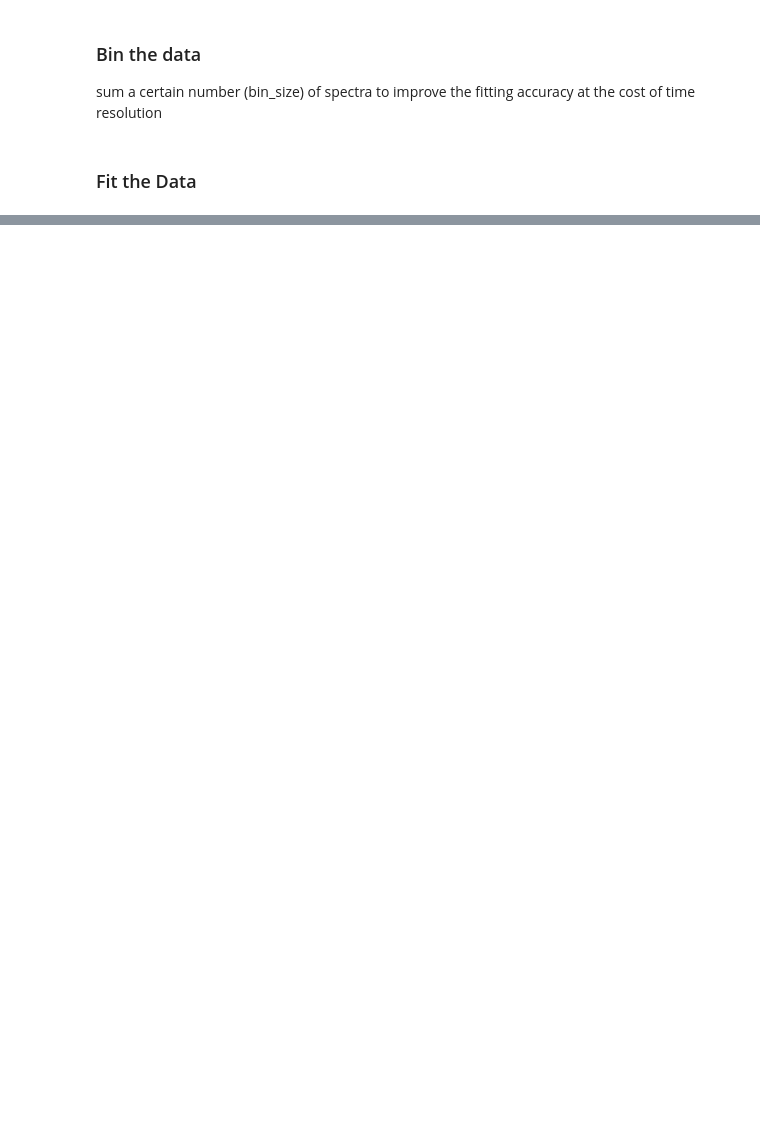
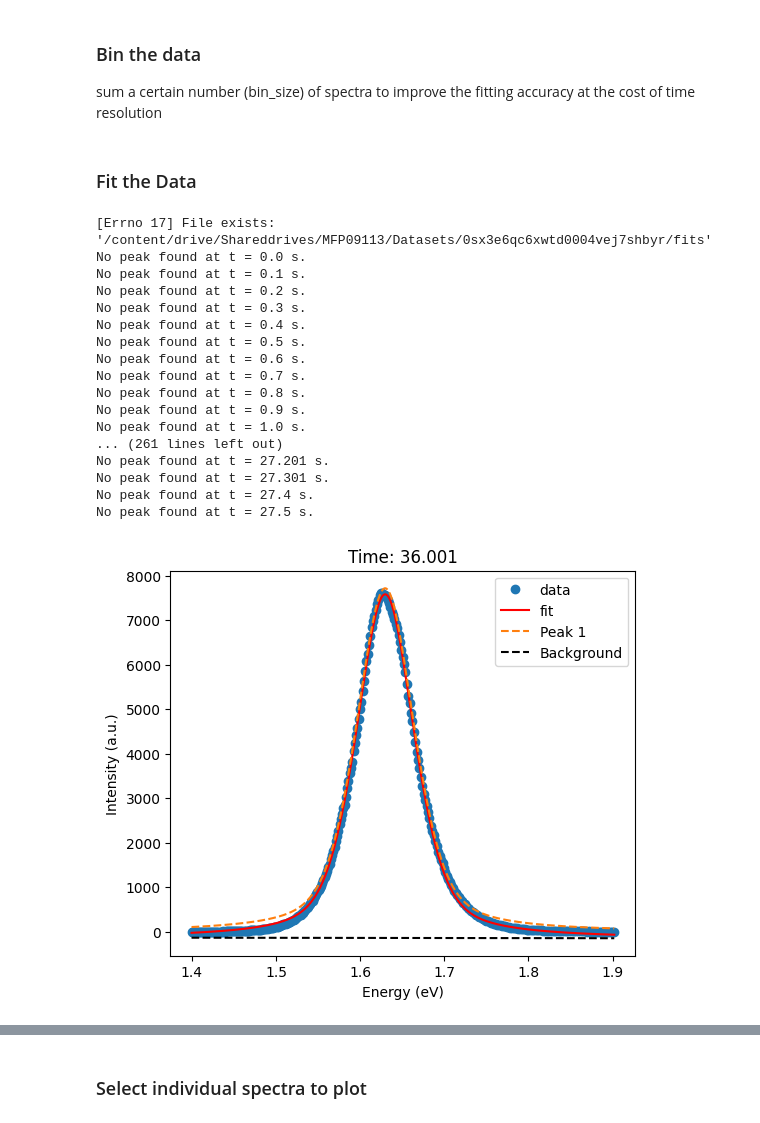
Before and after one commit to mkywall/crucible-analysis-notebooks, a Jupyter notebook: insitu-analysis/InSituPL_Fitting.ipynb, the cells around one changed output, grey strips where cells are left out. Cells and saved outputs as stored; diff of their text form; code cells hidden in the pictures; blank space fills up the shorter version.

```diff
--- a/insitu-analysis/InSituPL_Fitting.ipynb
+++ b/insitu-analysis/InSituPL_Fitting.ipynb
@@ -375,11 +453,11 @@ for i in range(0, len(df_x)):
 # %%
 # define the following
 startTime = 0.0
-endTime = 10.0
+endTime = 90.0
 
 # Wavelength/Energy region to be plotted
-y_start = 1
-y_end = 2.5
+y_start = 1.4
+y_end = 1.9
 
 # Intensity range (replace 'default' with custom range if needed)
 z_start = 'default'
@@ -450,14 +530,33 @@ else:
 # %%
 # set the following parameters
 numGauss = 2
-PLFits_CenterGuesses = [1.65, 1.7] # for each gaussian you think exists, put a float of the eV/wl at which you think there is a peak
+PLFits_CenterGuesses = [1.61, 1.70] # for each gaussian you think exists, put a float of the eV/wl at which you think there is a peak
 PLFits_CenterFixed = [False, False] # for each gaussian, put a value True/False if you think the center is fixed
 PLFits_Propagate = [False, False] # for each gaussian, put a value True/False for propagate
 # %%
 # you can rerun this to restart the fit
-result_path = os.path.join(os.path.dirname(sample_path), "fits")
+result_path = os.path.join(os.path.dirname(sample_path), "ProcessedData")
 try:
   os.mkdir(result_path)
 except Exception as e:
   print(e)
 df_fitResults = plFits(inputDict, df_yCut, df_xCutFit, df_fit, sample_name, os.path.dirname(sample_path), numGauss, PLFits_CenterGuesses, PLFits_CenterFixed, PLFits_Propagate)
+# %% [output]
+[Errno 17] File exists: '/content/drive/Shareddrives/MFP09113/Datasets/0sx3e6qc6xwtd0004vej7shbyr/fits'
+No peak found at t = 0.0 s.
+No peak found at t = 0.1 s.
+No peak found at t = 0.2 s.
+No peak found at t = 0.3 s.
+No peak found at t = 0.4 s.
+No peak found at t = 0.5 s.
+No peak found at t = 0.6 s.
+No peak found at t = 0.7 s.
+No peak found at t = 0.8 s.
+No peak found at t = 0.9 s.
+No peak found at t = 1.0 s.
+... (261 lines left out)
+No peak found at t = 27.201 s.
+No peak found at t = 27.301 s.
+No peak found at t = 27.4 s.
+No peak found at t = 27.5 s.
+[figure, added]
@@ -463,0 +570,2 @@ df_fitResults = plFits(inputDict, df_yCut, df_xCutFit, df_fit, sample_name, os.p
+# %% [markdown]
+### Select individual spectra to plot
```
Also changed, not shown: parts of 12 cells of this notebook.
